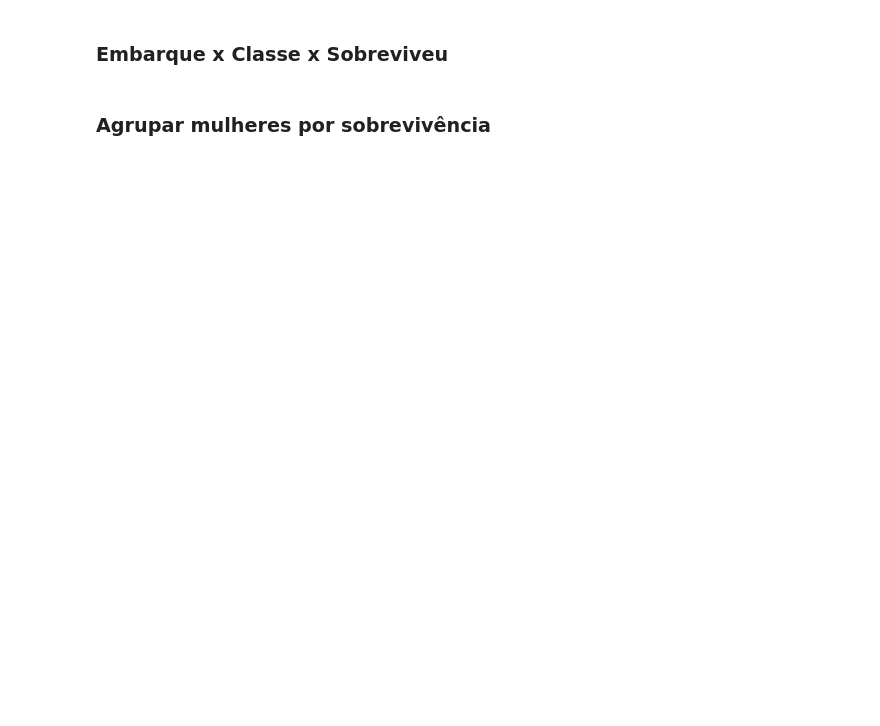
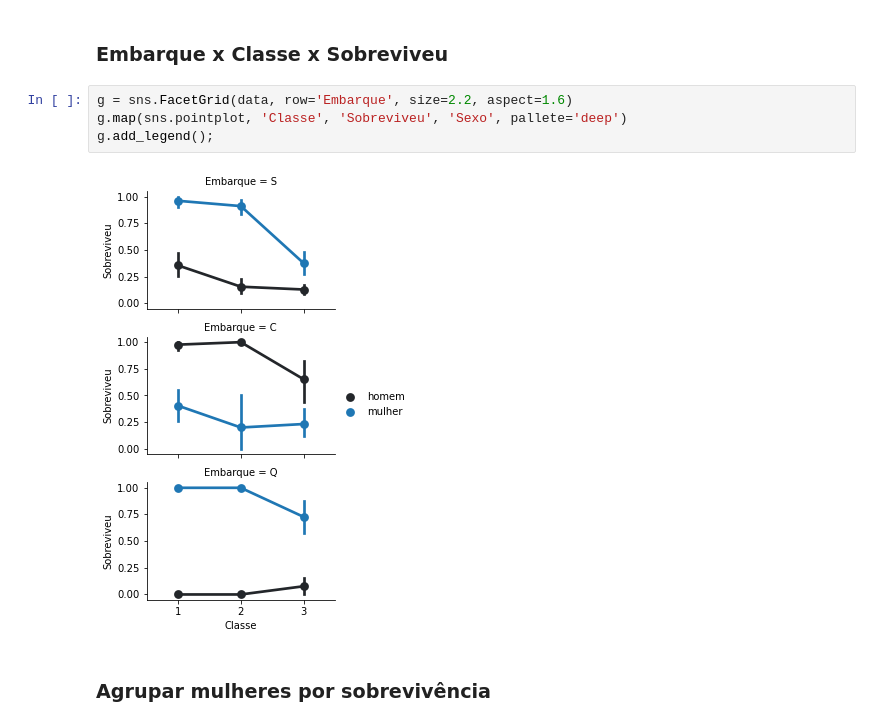
Before and after one commit to leonhardc/Data-Science-e-Machine-Learning-com-Estat-stica-e-Python, a Jupyter notebook: Recursos/11 - Classificacao - Tecnicas Avancadas de ML/Classificacao Tecnicas Avancadas de ML - Vazio.ipynb, the cells around one changed output. Cells and saved outputs as stored; diff of their text form; blank space fills up the shorter version.

```diff
--- a/Recursos/11 - Classificacao - Tecnicas Avancadas de ML/Classificacao Tecnicas Avancadas de ML - Vazio.ipynb
+++ b/Recursos/11 - Classificacao - Tecnicas Avancadas de ML/Classificacao Tecnicas Avancadas de ML - Vazio.ipynb
@@ -436,5 +438,11 @@ g.add_legend();
 <a name="pointplotembarque"></a>
 # %% [markdown]
 ### Embarque x Classe x Sobreviveu
+# %%
+g = sns.FacetGrid(data, row='Embarque', size=2.2, aspect=1.6)
+g.map(sns.pointplot, 'Classe', 'Sobreviveu', 'Sexo', pallete='deep')
+g.add_legend();
+# %% [output]
+[figure, added]
 # %% [markdown]
 ### Agrupar mulheres por sobrevivência
```
Also changed, not shown: parts of 25 cells of this notebook, 1 other file.
